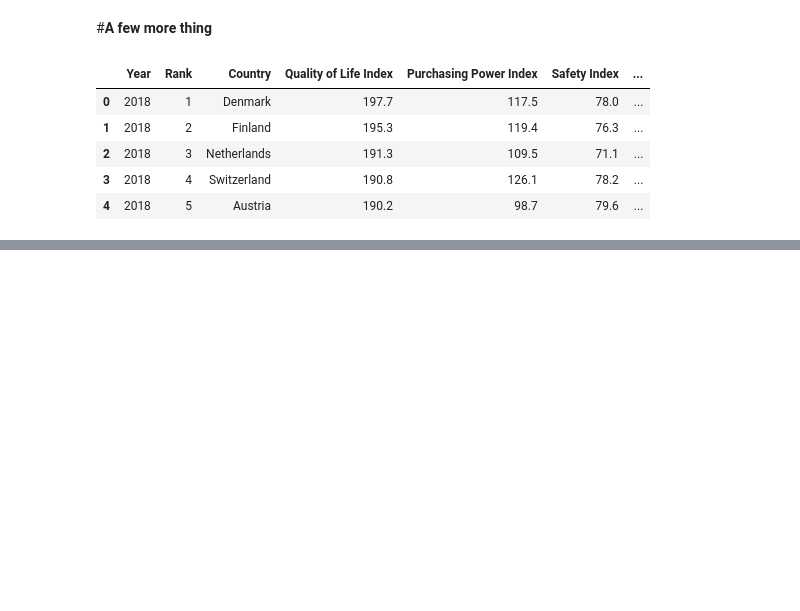
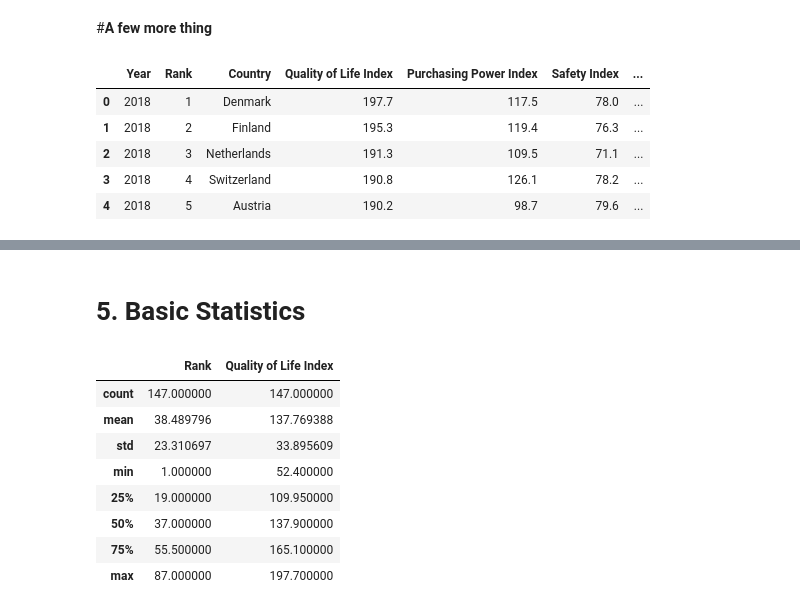
Before and after one commit to vvega7/Chanel7, a Jupyter notebook: Quality_of_life(exam_2).ipynb, the cells around one changed output, grey strips where cells are left out. Saved outputs shown, nothing was run; the diff lists cells and outputs as text; code cells hidden in the pictures; blank space fills up the shorter version.

```diff
--- a/Quality_of_life(exam_2).ipynb
+++ b/Quality_of_life(exam_2).ipynb
@@ -102,0 +125,15 @@ pp.head()
+# %% [markdown]
+# **5. Basic Statistics**
+# %%
+# By variable
+pp[['Rank','Quality of Life Index']].describe()
+# %% [output]
+|  | Rank | Quality of Life Index |
+| count | 147.000000 | 147.000000 |
+| mean | 38.489796 | 137.769388 |
+| std | 23.310697 | 33.895609 |
+| min | 1.000000 | 52.400000 |
+| 25% | 19.000000 | 109.950000 |
+| 50% | 37.000000 | 137.900000 |
+| 75% | 55.500000 | 165.100000 |
+| max | 87.000000 | 197.700000 |
```
Also changed, not shown: parts of 14 cells of this notebook.
